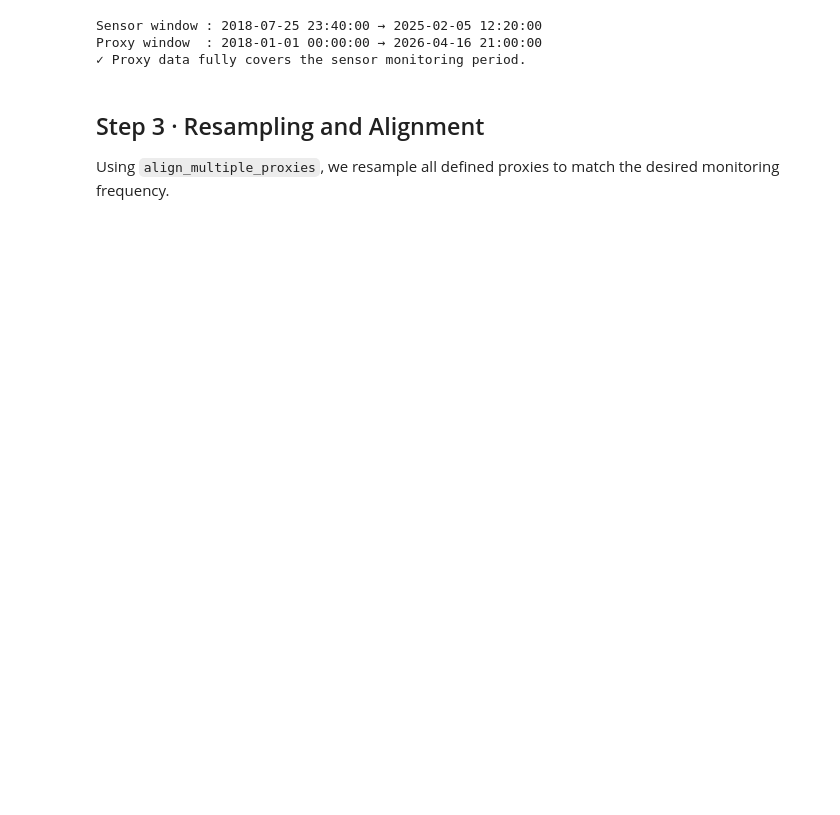
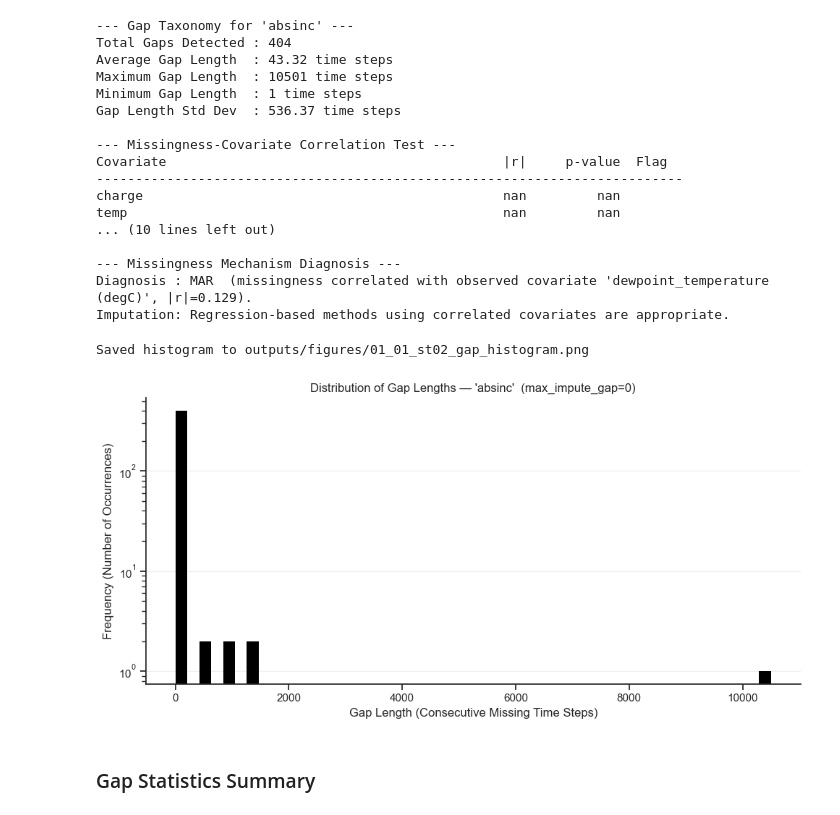
Before and after one commit to eugeniomoreira-iaud/heritageshm, a Jupyter notebook: 01_Data_Quality_and_Gaps.ipynb, the cells around one changed output. Cells and saved outputs as stored; diff of their text form; code cells hidden in the pictures; blank space fills up the shorter version.

```diff
--- a/01_Data_Quality_and_Gaps.ipynb
+++ b/01_Data_Quality_and_Gaps.ipynb
@@ -37,10 +78,9 @@ apply_theme(context='notebook')
 # %%
-TARGET_STATION = 'st02'
+PROXY_FILE  = 'data/raw/proxies/oikolab_weather.csv'
 
-SENSOR_FILE = f'data/interim/sensor/{TARGET_STATION}_preprocessed.csv'
-df_sensor = load_preprocessed_sensor(SENSOR_FILE)
-
-print(f"Loaded {TARGET_STATION} sensor dataset: {df_sensor.shape}")
-print(f"Sensor date range: {df_sensor.index.min()} → {df_sensor.index.max()}")
-df_sensor.head(3)
+# Peek at available columns without loading the full file
+_sample = pd.read_csv(PROXY_FILE, nrows=0)
+print("Available columns in proxy file:")
+for c in _sample.columns:
+    print("  -", c)
 # %% [output]
@@ -169,30 +317,51 @@ A silent temporal mismatch would produce NaN-filled proxy columns with no downst
 # %%
-sensor_start, sensor_end = df_sensor.index.min(), df_sensor.index.max()
-proxy_start,  proxy_end  = df_proxy.index.min(),  df_proxy.index.max()
+TARGET_COL       = 'absinc'   # Main structural response
+HISTOGRAM_BINS   = 50         # Number of histogram bins
+HISTOGRAM_COLOR  = 'black'    # Bar fill colour — change to e.g. '#2c7bb6' for blue
 
-coverage_ok = (proxy_start <= sensor_start) and (proxy_end >= sensor_end)
+GAP_FIG_PATH  = 'outputs/figures/01_01_%s_gap_histogram.png'  % TARGET_STATION
+GAP_TAB_PATH  = 'outputs/tables/01_01_%s_gap_stats.csv'       % TARGET_STATION
+ALIGNED_PATH  = 'data/interim/aligned/%s_aligned_dataset.csv' % TARGET_STATION
 
-print(f"Sensor window : {sensor_start} → {sensor_end}")
-print(f"Proxy window  : {proxy_start} → {proxy_end}")
+os.makedirs('outputs/figures', exist_ok=True)
+os.makedirs('outputs/tables',  exist_ok=True)
+os.makedirs(os.path.dirname(ALIGNED_PATH), exist_ok=True)
 
-if coverage_ok:
-    print("✓ Proxy data fully covers the sensor monitoring period.")
-else:
-    if proxy_start > sensor_start:
-        print(f"⚠ WARNING: Proxy starts {proxy_start - sensor_start} after sensor start. "
-              f"Sensor data before {proxy_start} will have NaN proxies.")
-    if proxy_end < sensor_end:
-        print(f"⚠ WARNING: Proxy ends {sensor_end - proxy_end} before sensor end. "
-              f"Sensor data after {proxy_end} will have NaN proxies.")
+gap_characterization_ok = False
 
-assert coverage_ok, (
-    "Proxy temporal coverage is insufficient. Extend the proxy extraction period "
-    "to fully bracket the sensor monitoring window before proceeding."
-)
+try:
+    df_aligned, gap_stats, gap_lengths = characterize_gaps(
+        df_aligned,
+        target_col=TARGET_COL,
+        max_impute_gap=0,
+        histogram_bins=HISTOGRAM_BINS,
+        bar_color=HISTOGRAM_COLOR,
+        save_plot_path=GAP_FIG_PATH,
+    )
+    gap_characterization_ok = True
+
+except Exception as e:
+    print("\u26a0 Gap characterization failed: %s" % e)
+    print("The aligned dataset will NOT be saved. Resolve the error before proceeding.")
 # %% [output]
-Sensor window : 2018-07-25 23:40:00 → 2025-02-05 12:20:00
-Proxy window  : 2018-01-01 00:00:00 → 2026-04-16 21:00:00
-✓ Proxy data fully covers the sensor monitoring period.
+--- Gap Taxonomy for 'absinc' ---
+Total Gaps Detected : 404
+Average Gap Length  : 43.32 time steps
+Maximum Gap Length  : 10501 time steps
+Minimum Gap Length  : 1 time steps
+Gap Length Std Dev  : 536.37 time steps
+
+--- Missingness-Covariate Correlation Test ---
+Covariate                                           |r|     p-value  Flag
+---------------------------------------------------------------------------
+charge                                              nan         nan
+temp                                                nan         nan
+... (10 lines left out)
+
+--- Missingness Mechanism Diagnosis ---
+Diagnosis : MAR  (missingness correlated with observed covariate 'dewpoint_temperature (degC)', |r|=0.129).
+Imputation: Regression-based methods using correlated covariates are appropriate.
+Saved histogram to outputs/figures/01_01_st02_gap_histogram.png
+[figure, added]
 # %% [markdown]
-## Step 3 · Resampling and Alignment
-Using `align_multiple_proxies`, we resample all defined proxies to match the desired monitoring frequency.
+### Gap Statistics Summary
```
Also changed, not shown: parts of 27 cells of this notebook, 5 other files.
